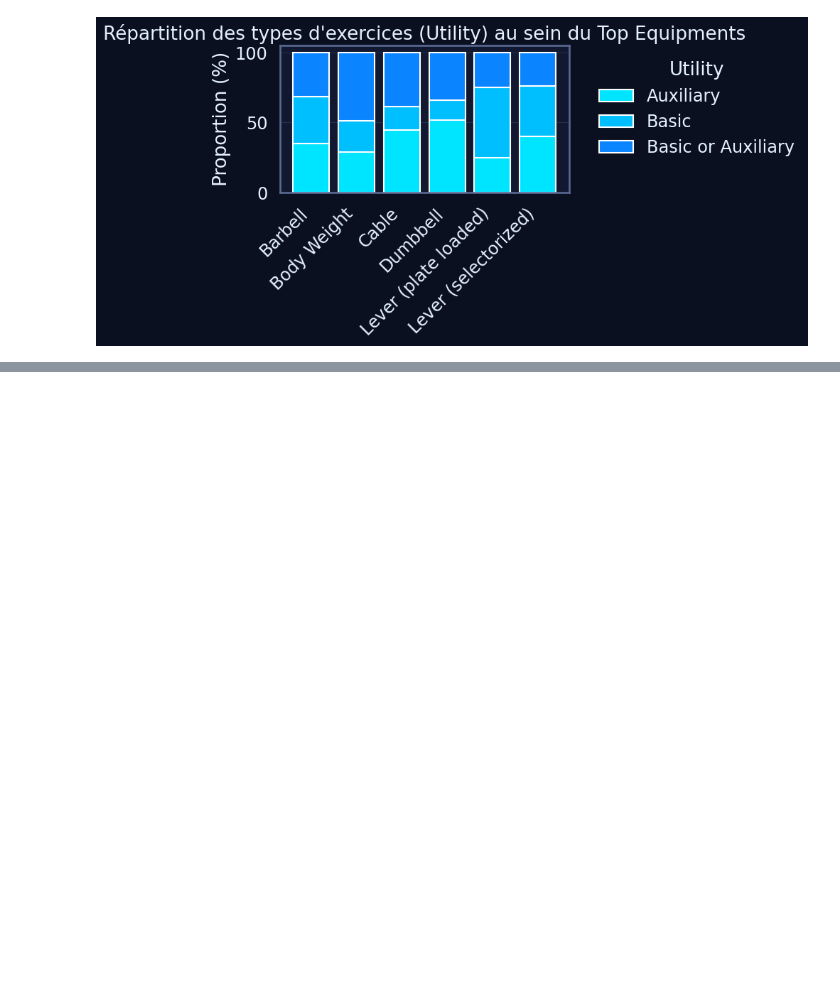
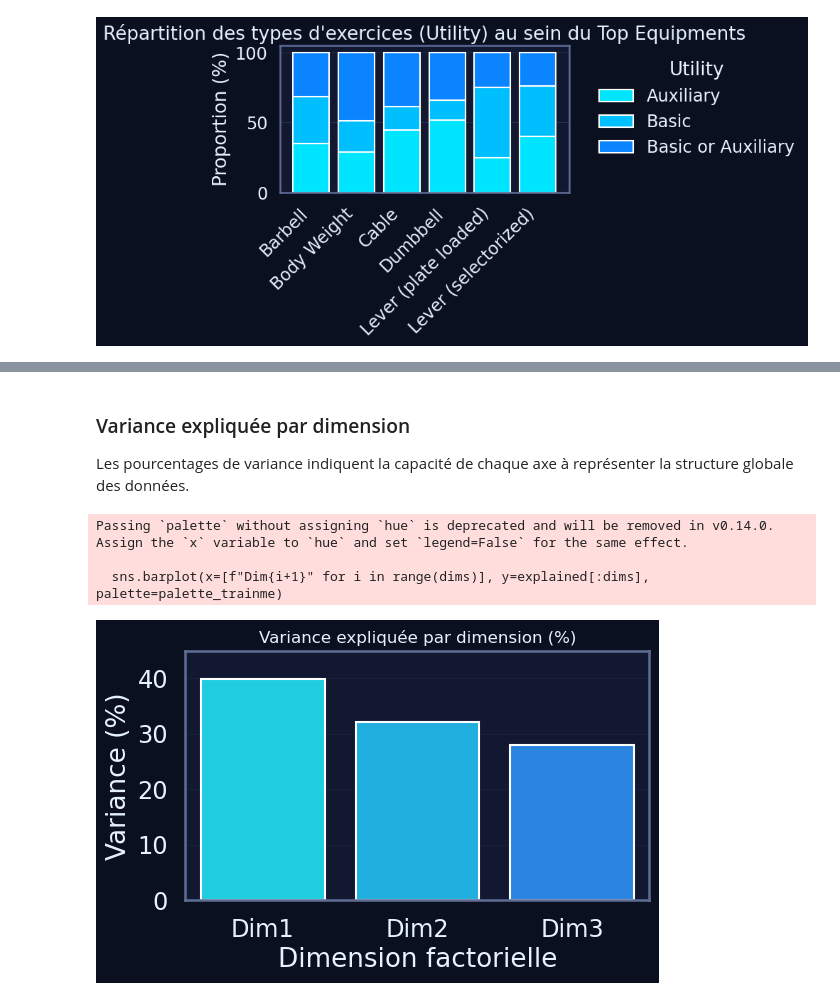
Before and after one commit to happy-developer/train.me, a Jupyter notebook: src/notebooks/eda/gym_exercises_dataset/eda_gym_exercises_dataset.ipynb, the cells around one changed output, grey strips where cells are left out. Saved outputs shown, nothing was run; the diff lists cells and outputs as text; code cells hidden in the pictures; blank space fills up the shorter version.

Commit message:
EDA - gym_exercises_dataset - Analyse multivariée

```diff
--- a/src/notebooks/eda/gym_exercises_dataset/eda_gym_exercises_dataset.ipynb
+++ b/src/notebooks/eda/gym_exercises_dataset/eda_gym_exercises_dataset.ipynb
@@ -783,0 +826,18 @@ plt.show()
+# %%
+# === Sélection pertinente des variables catégorielles ===
+cat_cols = [
+    "Equipment",
+    "Utility",
+    "Mechanics",
+    "Force",
+    "Main_muscle",
+]
+
+# Filtre pour garder un dataset propre
+df_acm = df[cat_cols].copy()
+
+# Remplacement des valeurs manquantes par "Missing"
+df_acm = df_acm.fillna("Missing")
+
+print("Variables catégorielles utilisées pour l'ACM :")
+df_acm.head()
@@ -783,0 +852,13 @@ plt.show()
+# %%
+# Réduction de cardinalité : regroupement des classes rares sous 'Other'
+def simplify_categories(s, top_k=12):
+    vc = s.value_counts(dropna=False)
+    keep = set(vc.index[:top_k])
+    return s.where(s.isin(keep), other="Other")
+
+for c in cat_cols:
+    df_acm[c] = simplify_categories(df_acm[c].astype(str), top_k=12)
+
+print(f"Variables retenues pour l'ACM : {cat_cols}")
+for c in cat_cols:
+    print(f"- {c}: {df_acm[c].nunique()} modalités après simplification.")
@@ -783,0 +919,24 @@ plt.show()
+# %% [markdown]
+### Variance expliquée par dimension
+
+Les pourcentages de variance indiquent la capacité de chaque axe
+à représenter la structure globale des données.
+# %%
+dims = min(3, len(explained)) if explained.size else 0
+if dims:
+    plt.figure(figsize=(6,4))
+    sns.barplot(x=[f"Dim{i+1}" for i in range(dims)], y=explained[:dims], palette=palette_trainme)
+    plt.title("Variance expliquée par dimension (%)", fontsize=12)
+    plt.ylabel("Variance (%)")
+    plt.xlabel("Dimension factorielle")
+    plt.ylim(0, max(10, float(explained[:dims].max()) + 5))
+    plt.grid(True, axis="y", alpha=0.3)
+    plt.tight_layout()
+    plt.show()
+else:
+    print("ℹ️ Pas de graphique de variance (inertie indisponible).")
+# %% [output]
+Passing `palette` without assigning `hue` is deprecated and will be removed in v0.14.0. Assign the `x` variable to `hue` and set `legend=False` for the same effect.
+
+  sns.barplot(x=[f"Dim{i+1}" for i in range(dims)], y=explained[:dims], palette=palette_trainme)
+[figure, added]
```
Also changed, not shown: parts of 15 cells of this notebook, 1 other file.
